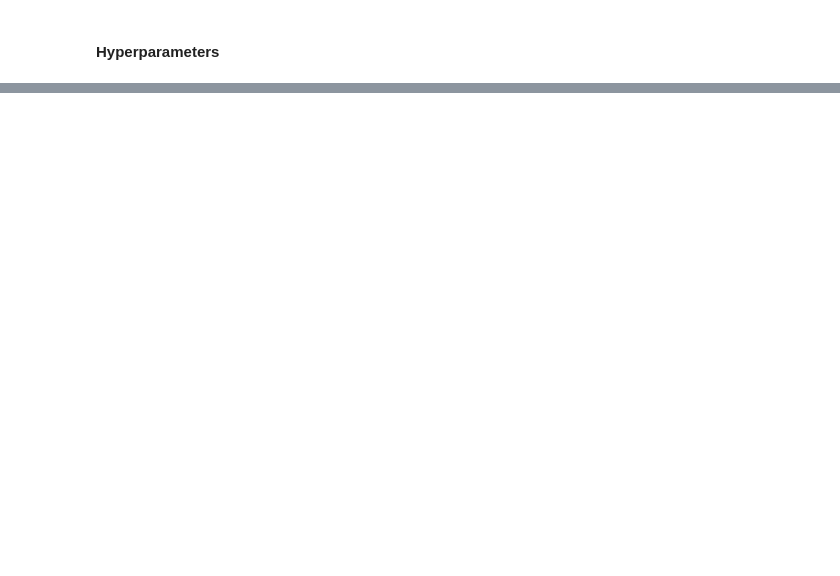
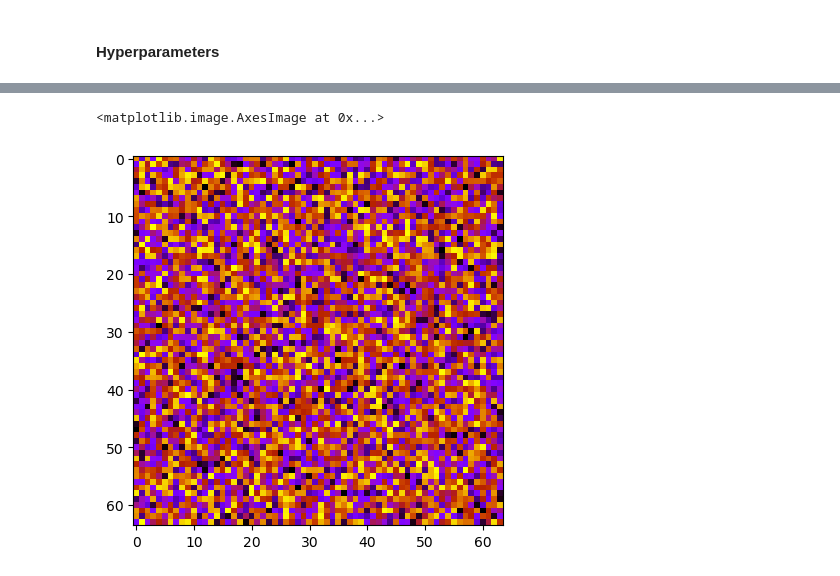
Before and after one commit to PINKTAIGAH/image-jitter-generator, a Jupyter notebook: row-shift-jitter/row_shift_generator_trial.ipynb, the cells around one changed output, grey strips where cells are left out. Cells and saved outputs as stored; diff of their text form; code cells hidden in the pictures; blank space fills up the shorter version.

```diff
--- a/row-shift-jitter/row_shift_generator_trial.ipynb
+++ b/row-shift-jitter/row_shift_generator_trial.ipynb
@@ -8,7 +9,9 @@ from skimage.filters import gaussian
 # %%
 N = 64
 M = 4
-jitter_range = 0
+jitter_range = 1
+
+jitter_range_array = np.arange(-jitter_range, jitter_range+1)
 
 point_spread_function = np.zeros((M,M))
 point_spread_function[M//2, M//2] = 1
@@ -35,0 +47,6 @@ plt.imshow(x, cmap="gnuplot")
+# %%
+jittered_array = jitter_filter(x, N)
+plt.imshow(jittered_array, cmap="gnuplot")
+# %% [output]
+<matplotlib.image.AxesImage at 0x...>
+[figure, added]
```
Also changed, not shown: parts of 4 cells of this notebook.
